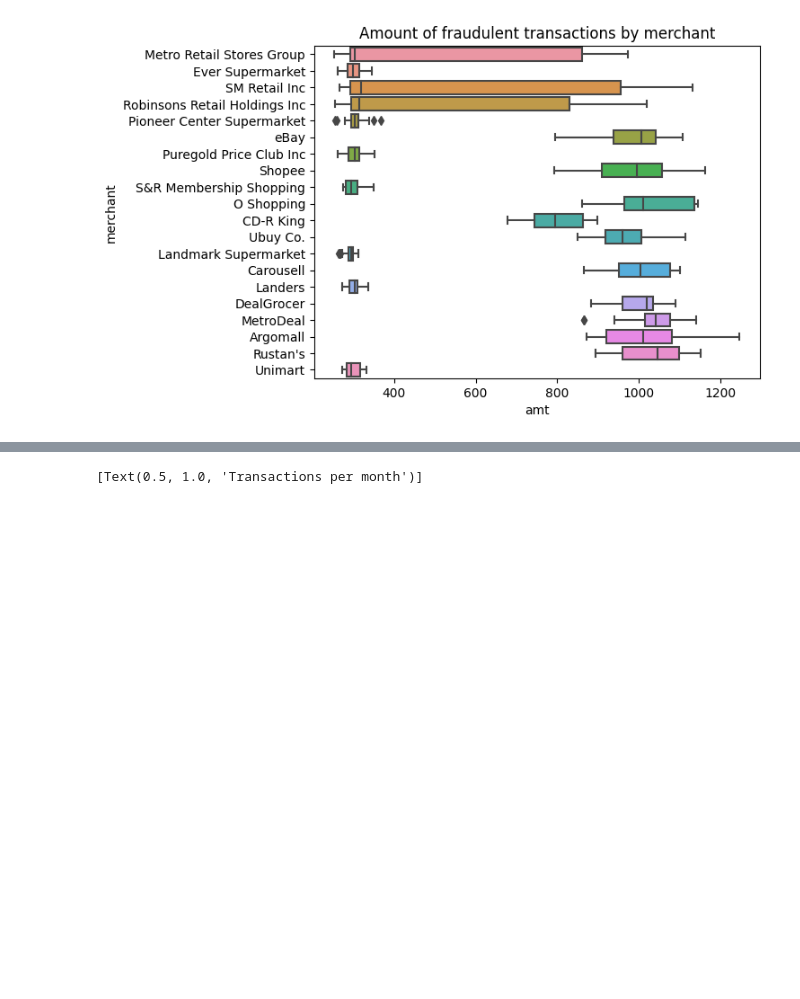
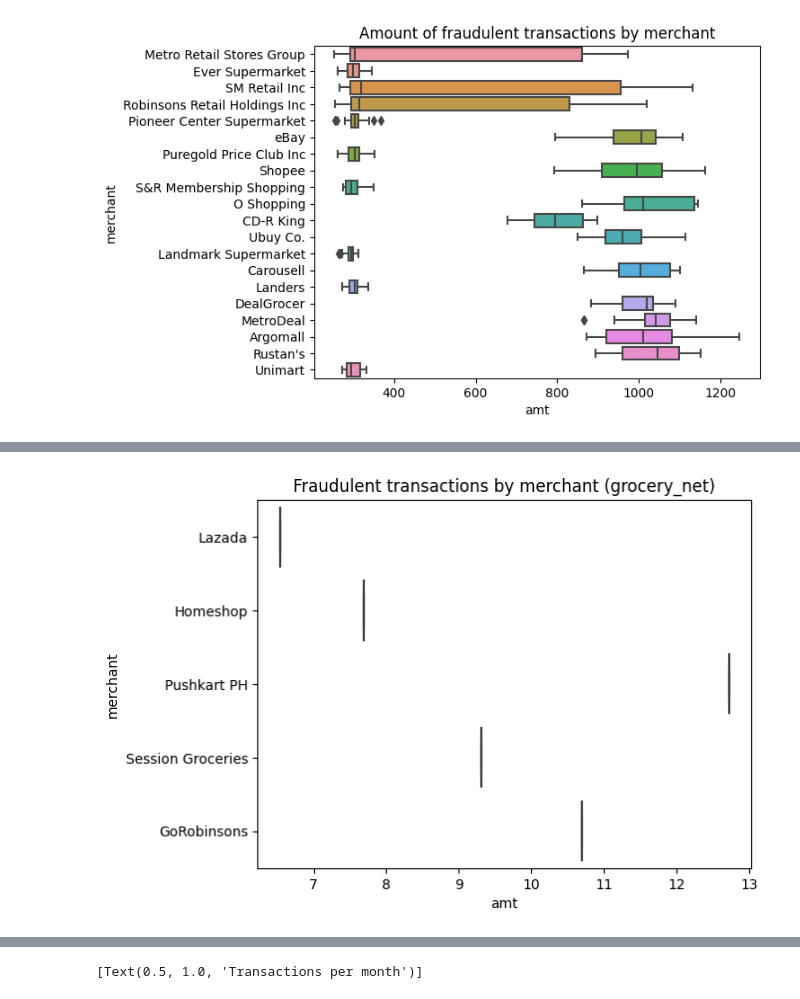
Before and after one commit to kcbioy/dsfc10-sprint3-grp2-constars, a Jupyter notebook: wk1_lab/grp2_sp3wk1_lab_activity.ipynb, the cells around one changed output, grey strips where cells are left out. Cells and saved outputs as stored; diff of their text form; code cells hidden in the pictures; blank space fills up the shorter version.

```diff
--- a/wk1_lab/grp2_sp3wk1_lab_activity.ipynb
+++ b/wk1_lab/grp2_sp3wk1_lab_activity.ipynb
@@ -258,3 +282,14 @@ for nm in top_cat:
+# %%
+temp = cc_clean[(cc_clean['is_fraud'] == 1) & (cc_clean['category'] == nm)]
+
+sns.boxplot(y='merchant', x= 'amt',data=temp,
+                order = temp['merchant'].value_counts().iloc[:20].index).set(
+        title = 'Fraudulent transactions by merchant (' + nm + ')'
+    )
+
+plt.show()
+# %% [output]
+[figure, added]
 # %%
 for nm in top_cat:
     temp = cc_clean[(cc_clean['is_fraud'] == 1) & (cc_clean['category'] == nm)]
```
Also changed, not shown: parts of 20 cells of this notebook, 1 other file.
